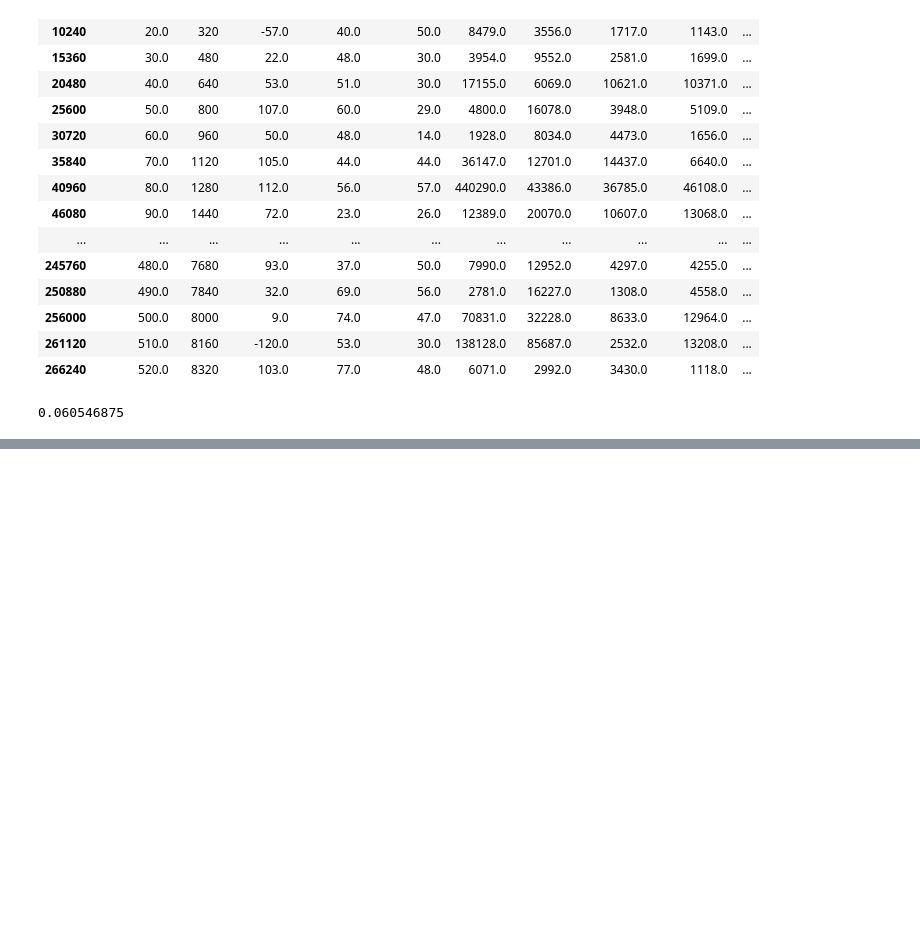
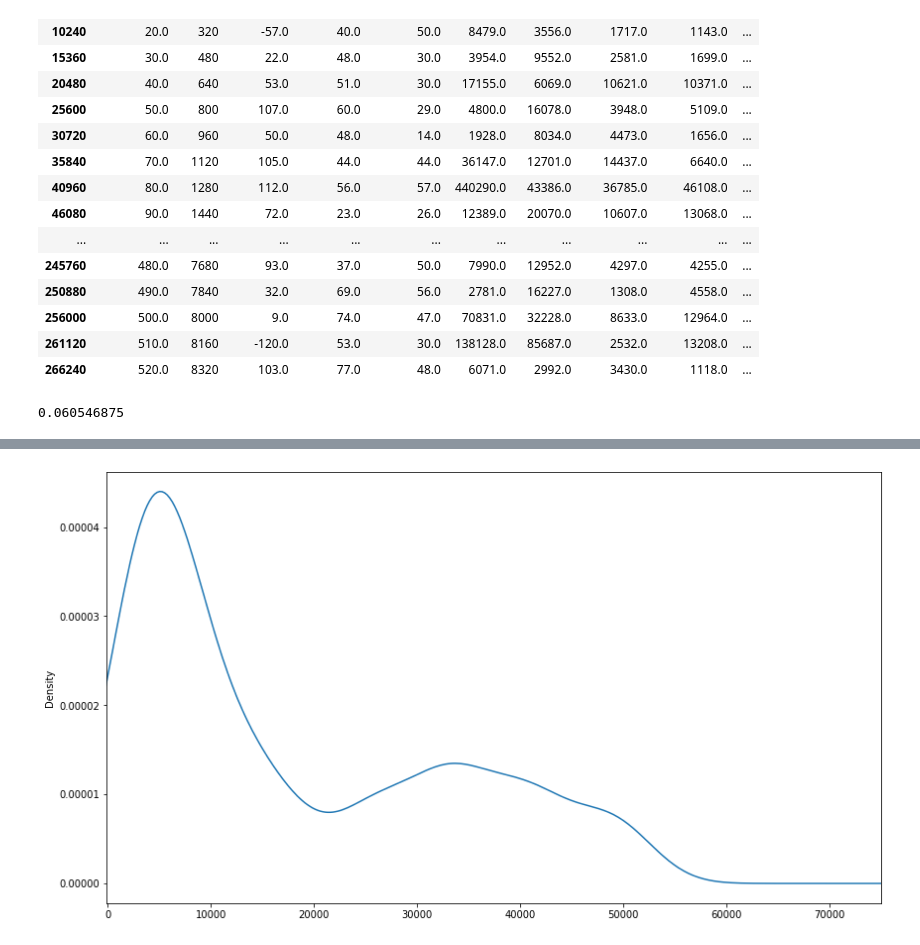
Before and after one commit to c1rowe/cogs189final, a Jupyter notebook: data_exploration.ipynb, the cells around one changed output, grey strips where cells are left out. Cells and saved outputs as stored; diff of their text form; code cells hidden in the pictures; blank space fills up the shorter version.

```diff
--- a/data_exploration.ipynb
+++ b/data_exploration.ipynb
@@ -84,0 +151,6 @@ max(df[df['Epoch'] == 1]['Time:512Hz']) - min(df[df['Epoch'] == 1]['Time:512Hz']
+# %%
+densities = df.iloc[0:(512*30),6].plot.kde(bw_method='scott', figsize=(14,8))
+plt.xlim(-100, 75000)
+plt.show()
+# %% [output]
+[figure, added]
```
Also changed, not shown: parts of 16 cells of this notebook.
